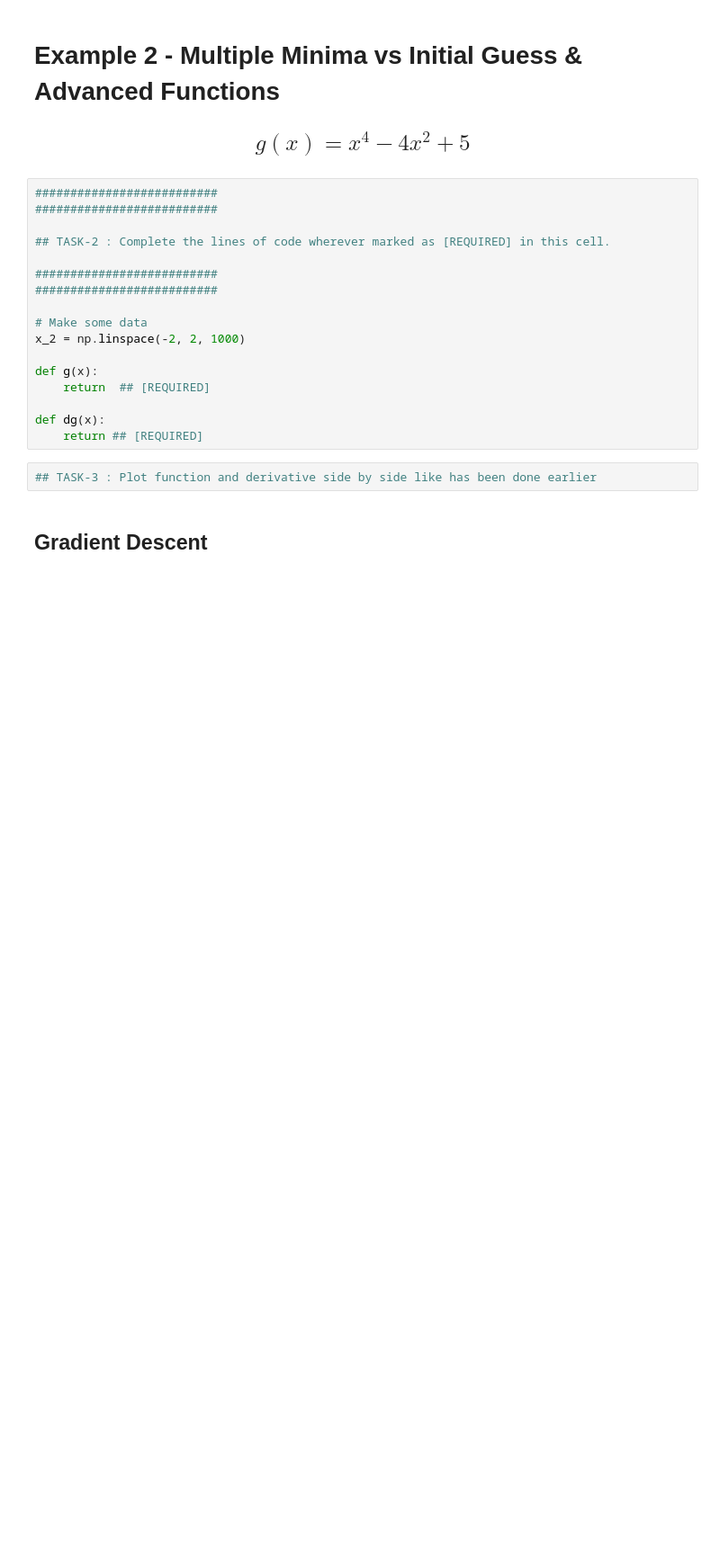
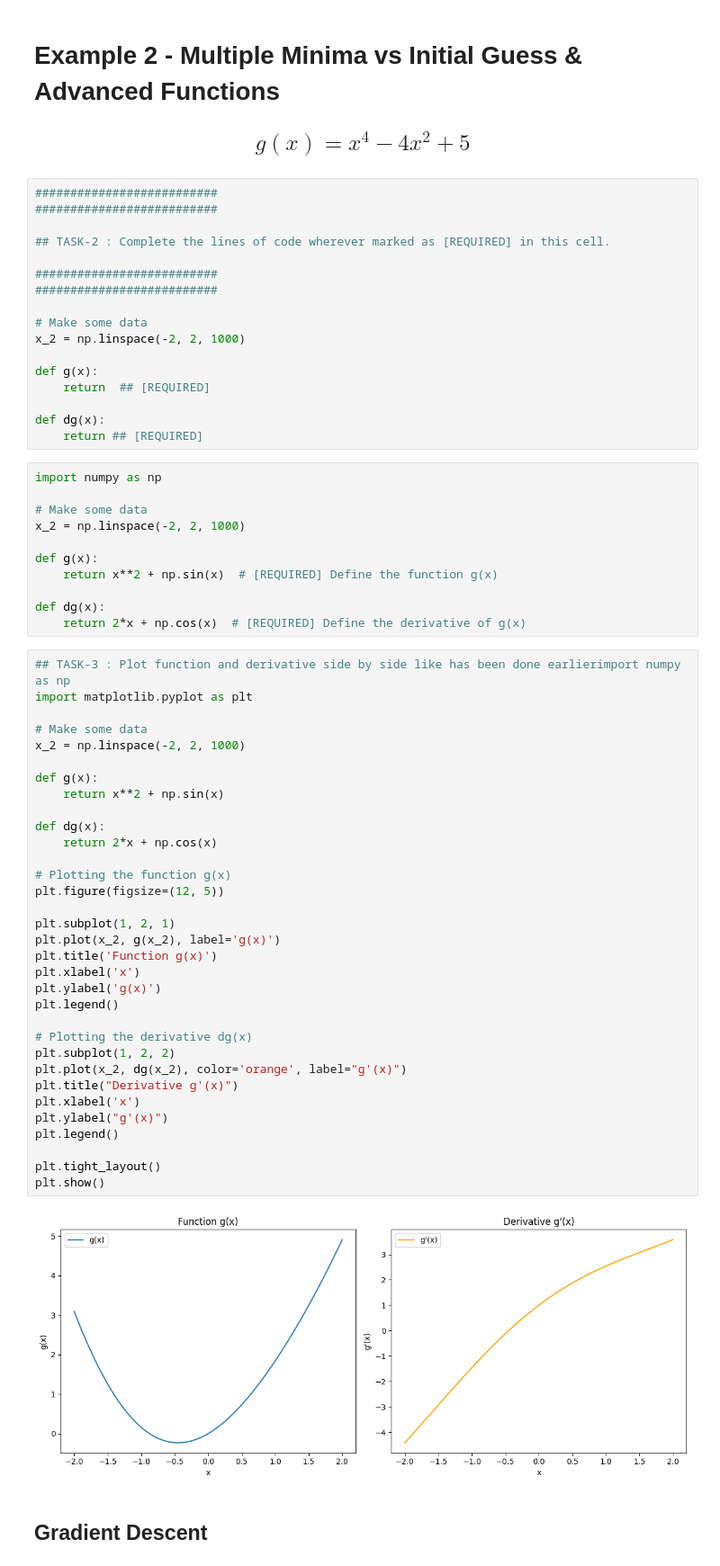
Before and after one commit to Sanika2029/Sanika, a Jupyter notebook: UGMR_2023__Module_04_Project_2024.ipynb, the cells around one changed output. Shown at 90% size. Saved outputs shown, nothing was run; the diff lists cells and outputs as text; blank space fills up the shorter version.

```diff
--- a/UGMR_2023__Module_04_Project_2024.ipynb
+++ b/UGMR_2023__Module_04_Project_2024.ipynb
@@ -191,8 +226,52 @@ def g(x):
 
 def dg(x):
     return ## [REQUIRED]
-# %%
-## TASK-3 : Plot function and derivative side by side like has been done earlier
+# %%
+import numpy as np
+
+# Make some data
+x_2 = np.linspace(-2, 2, 1000)
+
+def g(x):
+    return x**2 + np.sin(x)  # [REQUIRED] Define the function g(x)
+
+def dg(x):
+    return 2*x + np.cos(x)  # [REQUIRED] Define the derivative of g(x)
+# %%
+## TASK-3 : Plot function and derivative side by side like has been done earlierimport numpy as np
+import matplotlib.pyplot as plt
+
+# Make some data
+x_2 = np.linspace(-2, 2, 1000)
+
+def g(x):
+    return x**2 + np.sin(x)
+
+def dg(x):
+    return 2*x + np.cos(x)
+
+# Plotting the function g(x)
+plt.figure(figsize=(12, 5))
+
+plt.subplot(1, 2, 1)
+plt.plot(x_2, g(x_2), label='g(x)')
+plt.title('Function g(x)')
+plt.xlabel('x')
+plt.ylabel('g(x)')
+plt.legend()
+
+# Plotting the derivative dg(x)
+plt.subplot(1, 2, 2)
+plt.plot(x_2, dg(x_2), color='orange', label="g'(x)")
+plt.title("Derivative g'(x)")
+plt.xlabel('x')
+plt.ylabel("g'(x)")
+plt.legend()
+
+plt.tight_layout()
+plt.show()
+# %% [output]
+[figure, added]
 # %% [markdown]
 ## Gradient Descent
 # %%
```
Also changed, not shown: parts of 19 cells of this notebook.
